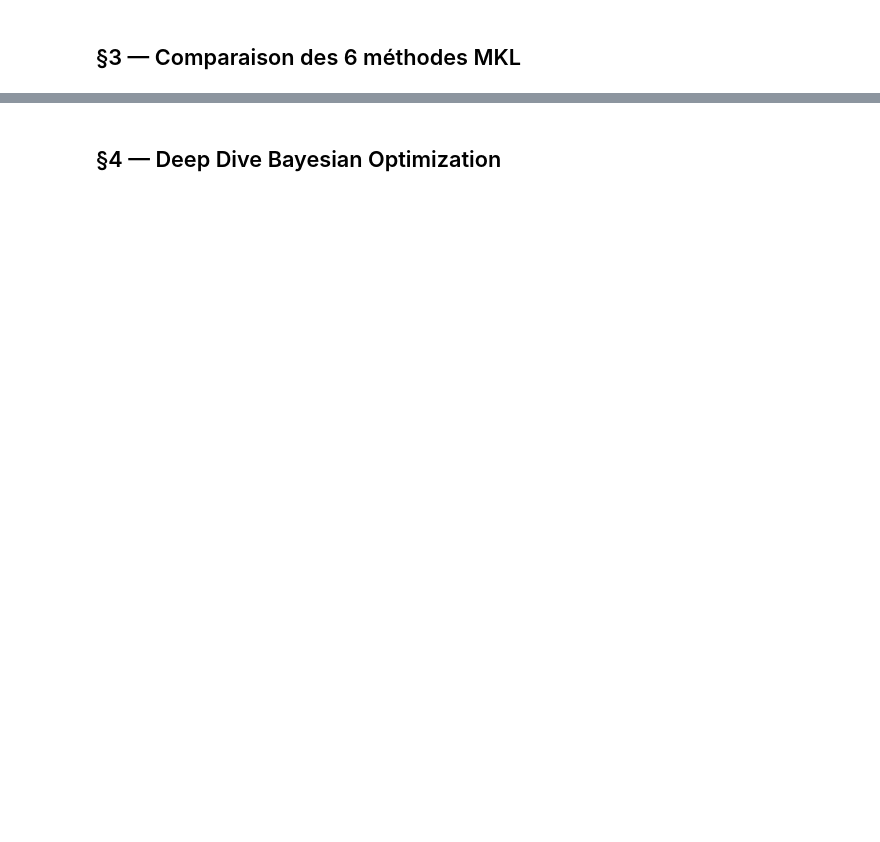
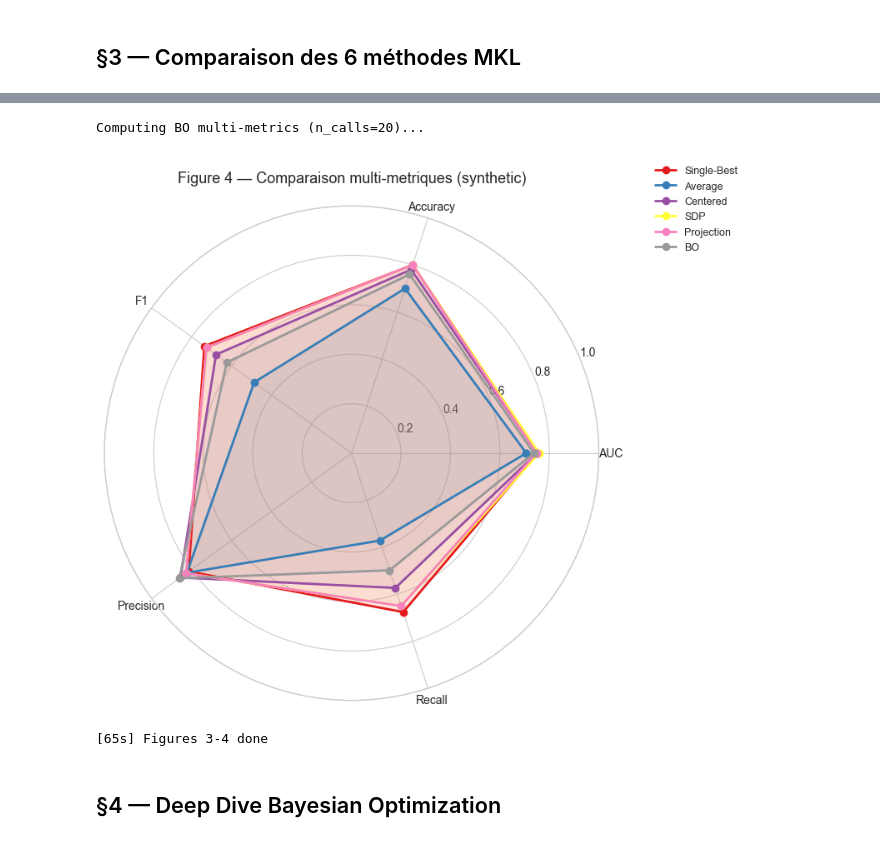
Before and after one commit to Horionn/QMKL-Finance, a Jupyter notebook: notebooks/06_comprehensive_study.ipynb, the cells around one changed output, grey strips where cells are left out. Cells and saved outputs as stored; diff of their text form; code cells hidden in the pictures; blank space fills up the shorter version.

```diff
--- a/notebooks/06_comprehensive_study.ipynb
+++ b/notebooks/06_comprehensive_study.ipynb
@@ -246,31 +305,31 @@ METHODS_SIMPLE = {
     'Projection':  weight_fn_projection,
 }
 
-ALL_RESULTS = {}  # {dataset: {method: result_dict}}
-BO_HISTORIES = {} # {dataset: list of convergence histories}
+ALL_RESULTS = {}
+BO_HISTORIES = {}
 
 for ds_name in DATASETS:
-    print(f'\n{"="*60}')
-    print(f'Dataset: {ds_name}')
-    print(f'{"="*60}')
+    print(f'\n{"="*50}  {ds_name}  {"="*50}')
     K_list = KERNELS[ds_name]
     y = DATASETS[ds_name]['y']
     ALL_RESULTS[ds_name] = {}
 
     for method_name, wfn in METHODS_SIMPLE.items():
         t0 = time.time()
-        res = evaluate_method(K_list, y, wfn, n_folds=5, seed=SEED)
+        res = evaluate_method(K_list, y, wfn)
         ALL_RESULTS[ds_name][method_name] = res
-        print(f'  {method_name:15s}: AUC = {res["mean"]:.4f} ± {res["std"]:.4f}  ({time.time()-t0:.1f}s)')
+        print(f'  {method_name:15s}: AUC = {res["mean"]:.4f} +/- {res["std"]:.4f}  ({time.time()-t0:.1f}s)')
 
     # Bayesian Optimization
+    print(f'  {"BO":15s}: running {BO_CALLS} iterations...')
     t0 = time.time()
-    bo_res = evaluate_bo(K_list, y, n_folds=5, n_calls=50, seed=SEED)
+    bo_res = evaluate_bo(K_list, y)
     ALL_RESULTS[ds_name]['BO'] = {
         'mean': bo_res['mean'], 'std': bo_res['std'],
         'scores': bo_res['scores'], 'mean_weights': bo_res['mean_weights'],
+        'all_metrics': None,  # filled below if needed
     }
     BO_HISTORIES[ds_name] = bo_res['bo_histories']
-    print(f'  {"BO":15s}: AUC = {bo_res["mean"]:.4f} ± {bo_res["std"]:.4f}  ({time.time()-t0:.1f}s)')
+    print(f'  {"BO":15s}: AUC = {bo_res["mean"]:.4f} +/- {bo_res["std"]:.4f}  ({time.time()-t0:.1f}s)')
 
-print('\nDone!')
+print(f'\n[{time.time()-T_START:.0f}s] Toutes les méthodes évaluées !')
@@ -284,34 +363,46 @@ plot_method_comparison_grouped(
 # %%
 # ── FIGURE 4 : Radar chart multi-métriques ───────────────────────────────────
-# Re-evaluate with all metrics for the best dataset
-radar_data = {}
+# Use the synthetic dataset and reuse cached results for simple methods
+# For BO, run evaluate_method with the BO lambda (lighter: n_calls=20 for speed)
 ds_name_radar = 'synthetic'
 K_list = KERNELS[ds_name_radar]
 y = DATASETS[ds_name_radar]['y']
 
+radar_data = {}
 for method_name, wfn in METHODS_SIMPLE.items():
-    res = evaluate_method(K_list, y, wfn, n_folds=5, seed=SEED)
-    radar_data[method_name] = res['all_metrics']
+    # Reuse if already computed with all_metrics
+    res = ALL_RESULTS[ds_name_radar][method_name]
+    if 'all_metrics' in res and res['all_metrics'] is not None:
+        radar_data[method_name] = res['all_metrics']
+    else:
+        res2 = evaluate_method(K_list, y, wfn)
+        radar_data[method_name] = res2['all_metrics']
 
-# Add BO with full metrics
-bo_full = evaluate_method(K_list, y,
-    lambda K_tr, y_tr: BayesianKernelOptimizer(n_calls=30, random_state=SEED).optimize(K_tr, y_tr)[0],
-    n_folds=5, seed=SEED)
-radar_data['BO'] = bo_full['all_metrics']
+# BO with lightweight settings for radar
+print('Computing BO multi-metrics (n_calls=20)...')
+bo_radar = evaluate_method(K_list, y,
+    lambda K_tr, y_tr: BayesianKernelOptimizer(n_calls=20, n_initial_points=10,
+                                                cv_folds=3, random_state=SEED).optimize(K_tr, y_tr)[0])
+radar_data['BO'] = bo_radar['all_metrics']
 
-# Rename keys for display
+# Build display dict
 radar_display = {}
 for method, metrics in radar_data.items():
     radar_display[method] = {
         'AUC': metrics['auc'], 'Accuracy': metrics['acc'],
         'F1': metrics['f1'], 'Precision': metrics['prec'], 'Recall': metrics['recall']
     }
 
 plot_radar_chart(
     radar_display,
-    title=f'Figure 4 — Comparaison multi-métriques ({ds_name_radar})',
+    title=f'Figure 4 — Comparaison multi-metriques ({ds_name_radar})',
     save_path='../results/06/F04_radar_chart.png'
 )
+print(f'[{time.time()-T_START:.0f}s] Figures 3-4 done')
+# %% [output]
+Computing BO multi-metrics (n_calls=20)...
+[figure, added]
+[65s] Figures 3-4 done
 # %% [markdown]
 ## §4 — Deep Dive Bayesian Optimization
 # %%
```
Also changed, not shown: parts of 30 cells of this notebook, 59 other files.
